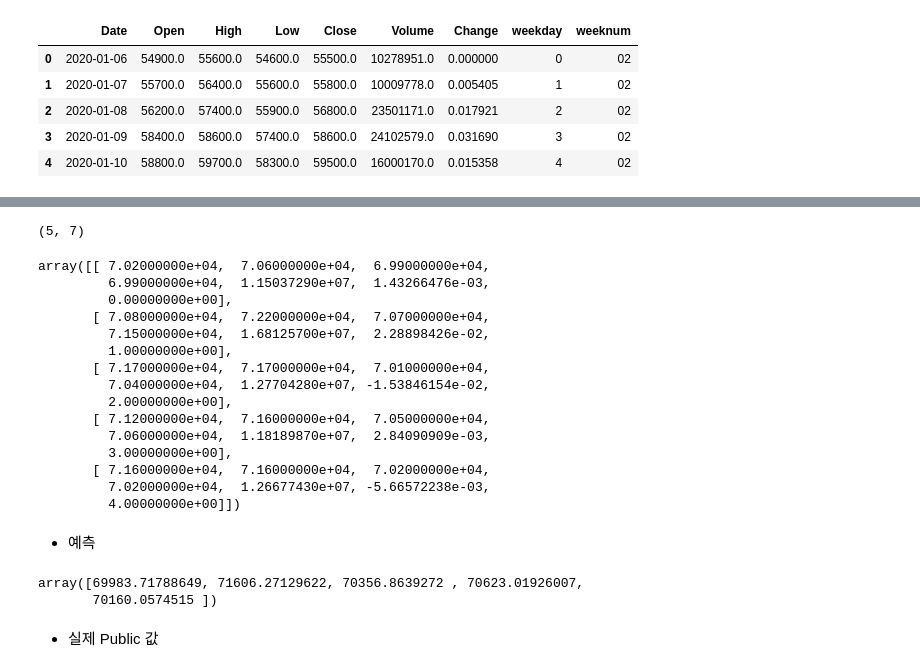
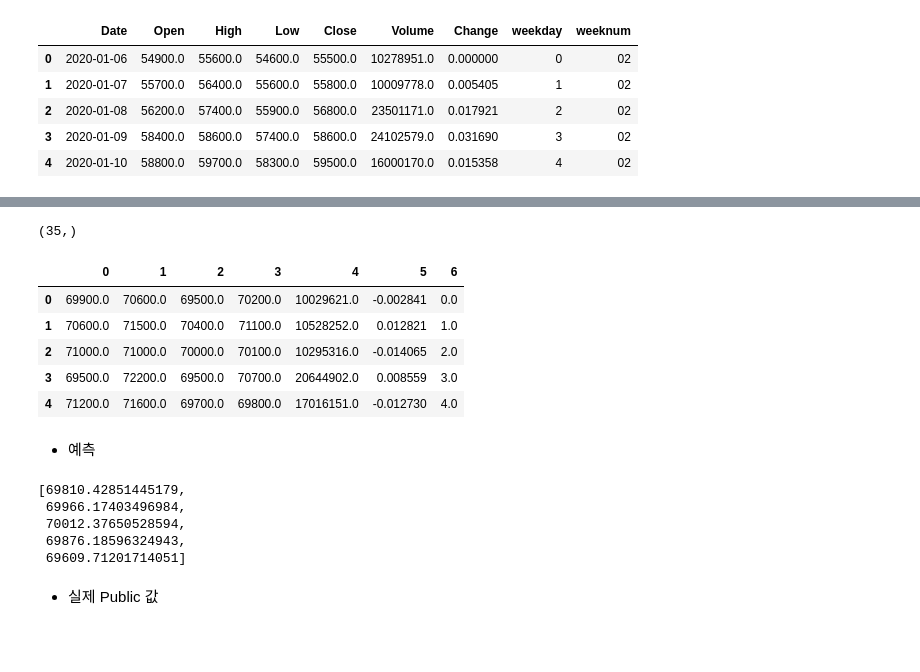
Before and after one commit to alifejon/predict_2022, a Jupyter notebook: notebook/baseline_regression.ipynb, the cells around one changed output, grey strips where cells are left out. Saved outputs shown, nothing was run; the diff lists cells and outputs as text; code cells hidden in the pictures; blank space fills up the shorter version.

```diff
--- a/notebook/baseline_regression.ipynb
+++ b/notebook/baseline_regression.ipynb
@@ -155,35 +139,32 @@ array([55800., 56800., 58600., 59500., 60000., 60000., 59000., 60700.,
 # %%
-x_public = sample[feature_columns].iloc[-5:].to_numpy()
+x_public = sample[feature_columns].iloc[-10:-10+window_size].to_numpy().reshape(-1)
 print(x_public.shape)
-x_public
+pd.DataFrame(x_public.reshape(5, 7))
 # %% [output]
-(5, 7)
+(35,)
-array([[ 7.02000000e+04,  7.06000000e+04,  6.99000000e+04,
-         6.99000000e+04,  1.15037290e+07,  1.43266476e-03,
-         0.00000000e+00],
-       [ 7.08000000e+04,  7.22000000e+04,  7.07000000e+04,
-         7.15000000e+04,  1.68125700e+07,  2.28898426e-02,
-         1.00000000e+00],
-       [ 7.17000000e+04,  7.17000000e+04,  7.01000000e+04,
-         7.04000000e+04,  1.27704280e+07, -1.53846154e-02,
-         2.00000000e+00],
-       [ 7.12000000e+04,  7.16000000e+04,  7.05000000e+04,
-         7.06000000e+04,  1.18189870e+07,  2.84090909e-03,
-         3.00000000e+00],
-       [ 7.16000000e+04,  7.16000000e+04,  7.02000000e+04,
-         7.02000000e+04,  1.26677430e+07, -5.66572238e-03,
-         4.00000000e+00]])
+|  | 0 | 1 | 2 | 3 | 4 | 5 | 6 |
+| 0 | 69900.0 | 70600.0 | 69500.0 | 70200.0 | 10029621.0 | -0.002841 | 0.0 |
+| 1 | 70600.0 | 71500.0 | 70400.0 | 71100.0 | 10528252.0 | 0.012821 | 1.0 |
+| 2 | 71000.0 | 71000.0 | 70000.0 | 70100.0 | 10295316.0 | -0.014065 | 2.0 |
+| 3 | 69500.0 | 72200.0 | 69500.0 | 70700.0 | 20644902.0 | 0.008559 | 3.0 |
+| 4 | 71200.0 | 71600.0 | 69700.0 | 69800.0 | 17016151.0 | -0.012730 | 4.0 |
 # %% [markdown]
 - 예측
 # %%
 model = LinearRegression()
-model.fit(X,y)
 
-prediction = model.predict(x_public)
-prediction
+predictions = []
+for y_value in y_values :
+    model.fit(X,y_value)
+    prediction = model.predict(np.expand_dims(x_public,0))
+    predictions.append(prediction[0])
+predictions
 # %% [output]
-array([69983.71788649, 71606.27129622, 70356.8639272 , 70623.01926007,
-       70160.0574515 ])
+[69810.42851445179,
+ 69966.17403496984,
+ 70012.37650528594,
+ 69876.18596324943,
+ 69609.71201714051]
 # %% [markdown]
 - 실제 Public 값
 # %%
```
Also changed, not shown: parts of 9 cells of this notebook.
